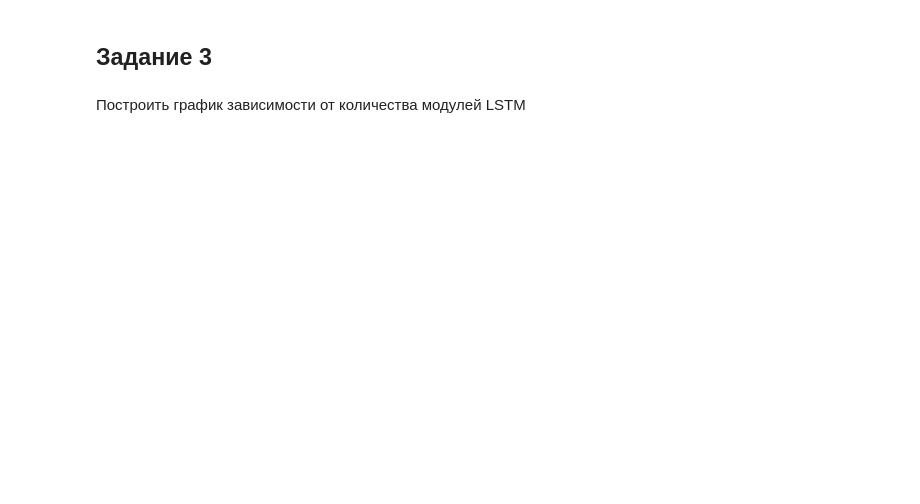
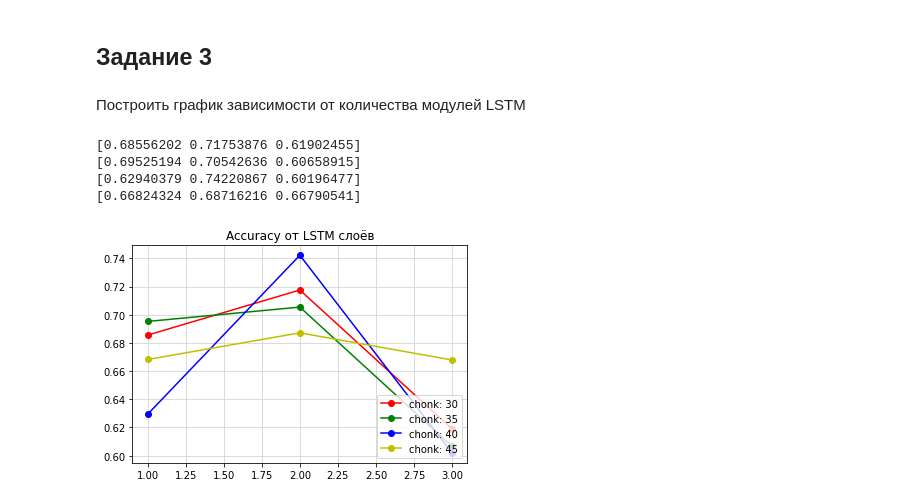
Before and after one commit to VitalyGladyshev/gb_pytorch, a Jupyter notebook: pytorch_hw_02.ipynb, the cells around one changed output. Saved outputs shown, nothing was run; the diff lists cells and outputs as text; code cells hidden in the pictures; blank space fills up the shorter version.

```diff
--- a/pytorch_hw_02.ipynb
+++ b/pytorch_hw_02.ipynb
@@ -821,3 +847,25 @@ sum_dat
 ## Задание 3
 # %% [markdown]
 Построить график зависимости от количества модулей LSTM
+# %%
+chonk_list = np.arange(30, 46, 5)
+
+for i in range(len(chonk_list)):
+    print(sum_dat.loc[sum_dat['chonk'] == chonk_list[i], "accuracy"].values)
+# %% [output]
+[0.68556202 0.71753876 0.61902455]
+[0.69525194 0.70542636 0.60658915]
+[0.62940379 0.74220867 0.60196477]
+[0.66824324 0.68716216 0.66790541]
+# %%
+color_list_2 = ['ro-', 'go-', 'bo-', 'yo-']
+
+for i in range(len(chonk_list)):
+    plt.plot(np.arange(3) + 1,  sum_dat.loc[sum_dat['chonk'] == chonk_list[i], "accuracy"].values, color_list_2[i], label="chonk: " + str(chonk_list[i]))
+
+plt.legend(loc="lower right")
+plt.grid(color="lightgrey")
+plt.title('Accuracy от LSTM слоёв' )
+plt.show()
+# %% [output]
+[figure, added]
```
Also changed, not shown: parts of 4 cells of this notebook.
